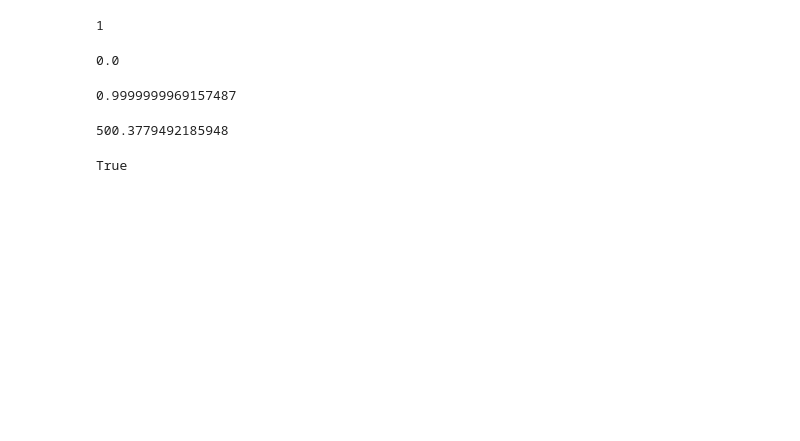
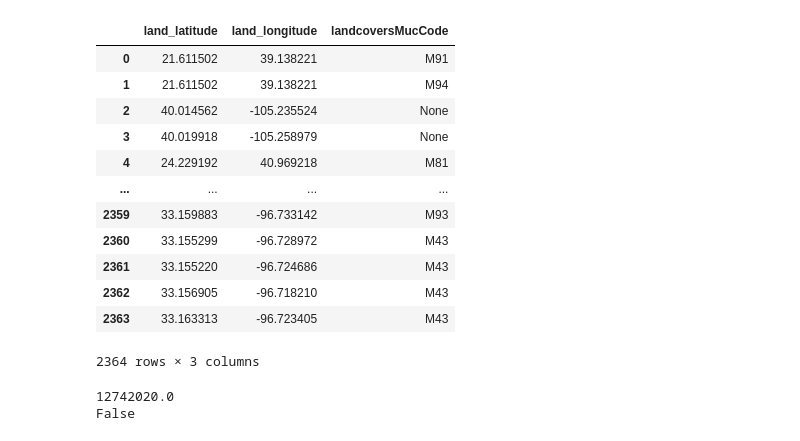
Before and after one commit to Piphi5/MosquitoAndLandcover, a Jupyter notebook: Testing Globe API.ipynb, the cells around one changed output. Saved outputs shown, nothing was run; the diff lists cells and outputs as text; code cells hidden in the pictures; blank space fills up the shorter version.

```diff
--- a/Testing Globe API.ipynb
+++ b/Testing Globe API.ipynb
@@ -68,3 +77,21 @@ land_df
+# %%
+land_keys = ["land_latitude", "land_longitude", "landcoversMucCode"]
+desired_land_data = land_data_df[land_keys]
+desired_land_data
+# %% [output]
+|  | land_latitude | land_longitude | landcoversMucCode |
+| 0 | 21.611502 | 39.138221 | M91 |
+| 1 | 21.611502 | 39.138221 | M94 |
+| 2 | 40.014562 | -105.235524 | None |
+| 3 | 40.019918 | -105.258979 | None |
+| 4 | 24.229192 | 40.969218 | M81 |
+| ... | ... | ... | ... |
+| 2359 | 33.159883 | -96.733142 | M93 |
+| 2360 | 33.155299 | -96.728972 | M43 |
+| 2361 | 33.155220 | -96.724686 | M43 |
+| 2362 | 33.156905 | -96.718210 | M43 |
+| 2363 | 33.163313 | -96.723405 | M43 |
+2364 rows × 3 columns
 # %%
 from math import radians, sin, cos, acos
 from decimal import *
@@ -85,20 +108,12 @@ def in_range(coordOne, coordTwo):
     except ValueError:
         print("death with: " + str(coordOne) + str(coordTwo))
         return False
-# %%
-get_dist([100.22076, 16.780741],[100.22076, 16.780741])
-# %% [output]
-1
-0.0
-# %%
-get_dist([33.169962,-96.700258], [33.165462,-96.700258])
-# %% [output]
-0.9999999969157487
-500.3779492185948
-# %%
-in_range([100.22076, 16.780741],[100.22076, 16.780741])
-# %% [output]
-True
+# %%
+print(get_dist(33, -97, 35, -97))
+print(in_range(33, -97, 35, -97))
+# %% [output]
+12742020.0
+False
 # %%
 import numpy as np
 import time
```
Also changed, not shown: parts of 13 cells of this notebook.
